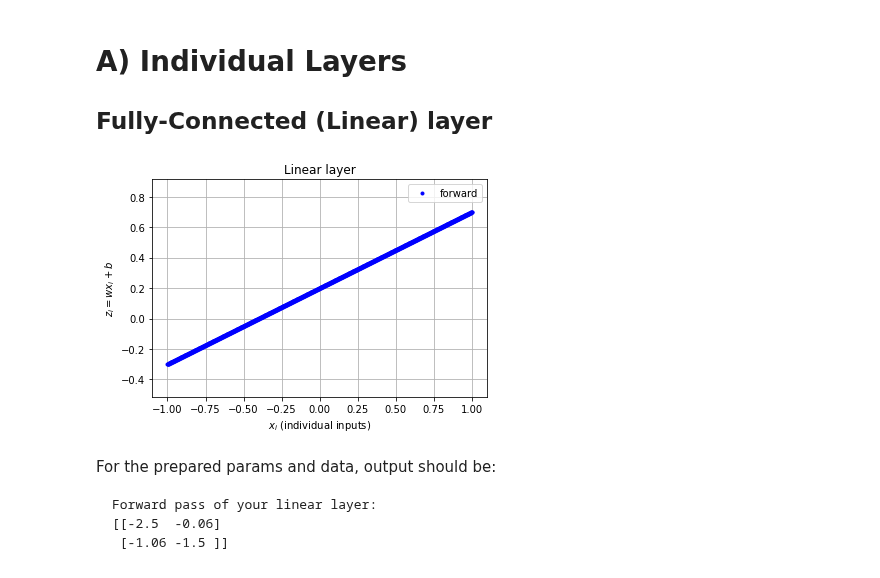
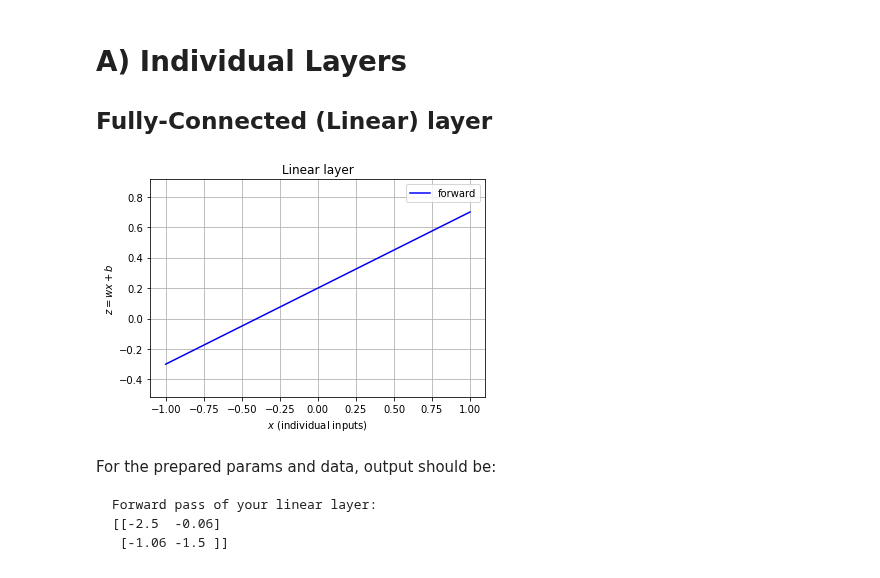
Before and after one commit to matouspelikan/rpzCTU, a Jupyter notebook: assignment_cnn_template/numpy_nn.ipynb, the cells around one changed output. Saved outputs shown, nothing was run; the diff lists cells and outputs as text; code cells hidden in the pictures.

```diff
--- a/assignment_cnn_template/numpy_nn.ipynb
+++ b/assignment_cnn_template/numpy_nn.ipynb
@@ -21,26 +21,26 @@ n_data_bw = 7
 # %%
 # set layer params
 input_dim = 1
 output_dim = 1
 
 # create instance of linear layer
 linear_layer = Linear(input_dim, output_dim)
 
 # set (pre-trained) weights and bias of linear layer (for demonstration)
 linear_layer.W = np.array(0.5).reshape(input_dim, output_dim)
 linear_layer.b = np.array(0.2).reshape(1, output_dim)
 
 # set data
 batch_size = n_data
 x = np.linspace(-1, 1, batch_size * input_dim).reshape(batch_size, input_dim)
 
 # forward pass of linear layer
 forward_output = linear_layer.forward(x)
 
 # visualize results
-visualize_xy([(x, forward_output)], ['forward'], title='Linear layer', xlabel='$x_i$ (individual inputs)', ylabel='$z_i = wx_i + b$', axis='equal', grid=True, linestyle='b.', save_filepath='layer_linear_forward.png')
+visualize_xy([(x, forward_output)], ['forward'], title='Linear layer', xlabel='$x$ (individual inputs)', ylabel='$z = wx + b$', axis='equal', grid=True, linestyle='b', save_filepath='layer_linear_forward.png')
 # %% [output]
-[figure, old version]
+[figure, new version]
 # %%
 # set layer params
 input_dim = 3
```
Also changed, not shown: parts of 7 cells of this notebook.
